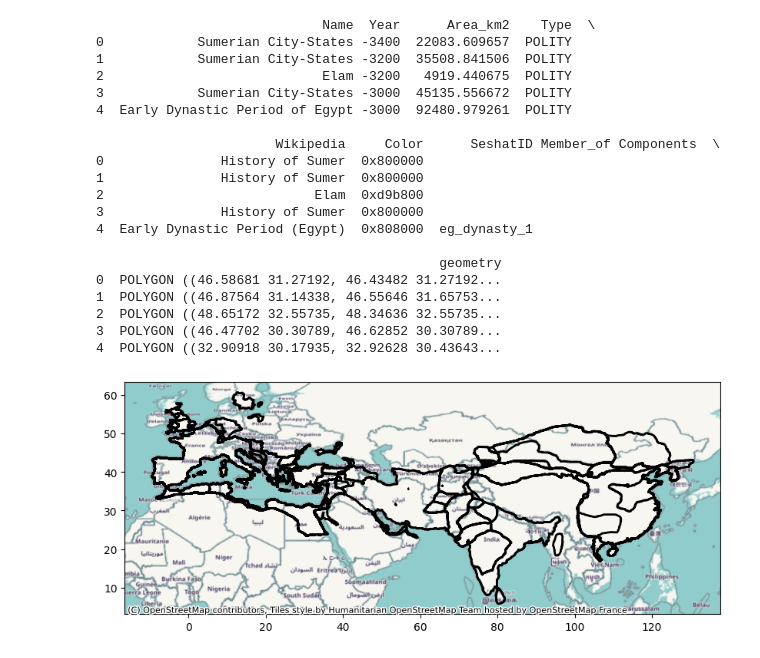
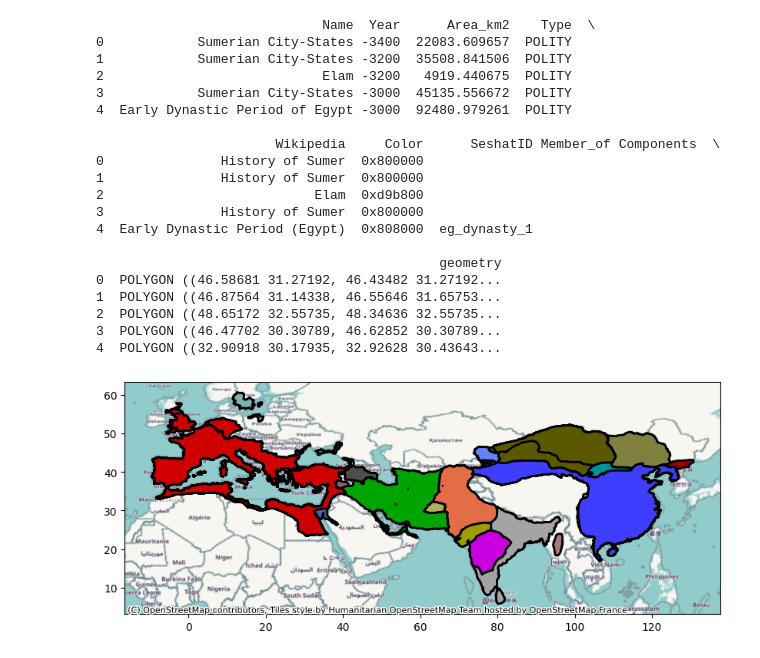
Before and after one commit to kallewesterling/seshat, a Jupyter notebook: notebooks/cliopatria.ipynb, the cells around one changed output. Cells and saved outputs as stored; diff of their text form; code cells hidden in the pictures.

```diff
--- a/notebooks/cliopatria.ipynb
+++ b/notebooks/cliopatria.ipynb
@@ -46,3 +46,18 @@ filtered_gdf = gdf[(gdf['Year'] >= 0) & (gdf['Year'] <= 100)]
 # %%
 import matplotlib.pyplot as plt
 import contextily as ctx
+# %%
+fig, ax = plt.subplots(figsize=(10, 10))
+
+# Remove '0x' and add '#' to the start of the color strings
+colors = '#' + filtered_gdf['Color'].str.replace('0x', '')
+
+# Plot the polygons with colors based on the 'Color' field
+filtered_gdf.plot(ax=ax, linewidth=2, edgecolor='black', facecolor=colors)
+
+# Add a basemap
+ctx.add_basemap(ax, crs=filtered_gdf.crs.to_string())
+
+plt.show()
+# %% [output]
+[figure, added]
@@ -49,11 +77,10 @@ import contextily as ctx
 # %%
-# Plot the polygons with thick borders
 fig, ax = plt.subplots(figsize=(10, 10))
-filtered_gdf.boundary.plot(ax=ax, linewidth=2, edgecolor='black')
+
+# Plot the polygons with colors based on the 'Color' field
+filtered_gdf.plot(ax=ax, linewidth=2, edgecolor='black', facecolor=filtered_gdf['Color'])
 
 # Add a basemap
 ctx.add_basemap(ax, crs=filtered_gdf.crs.to_string())
 
 plt.show()
-# %% [output]
-[figure, removed]
```
Also changed, not shown: parts of 3 cells of this notebook.
